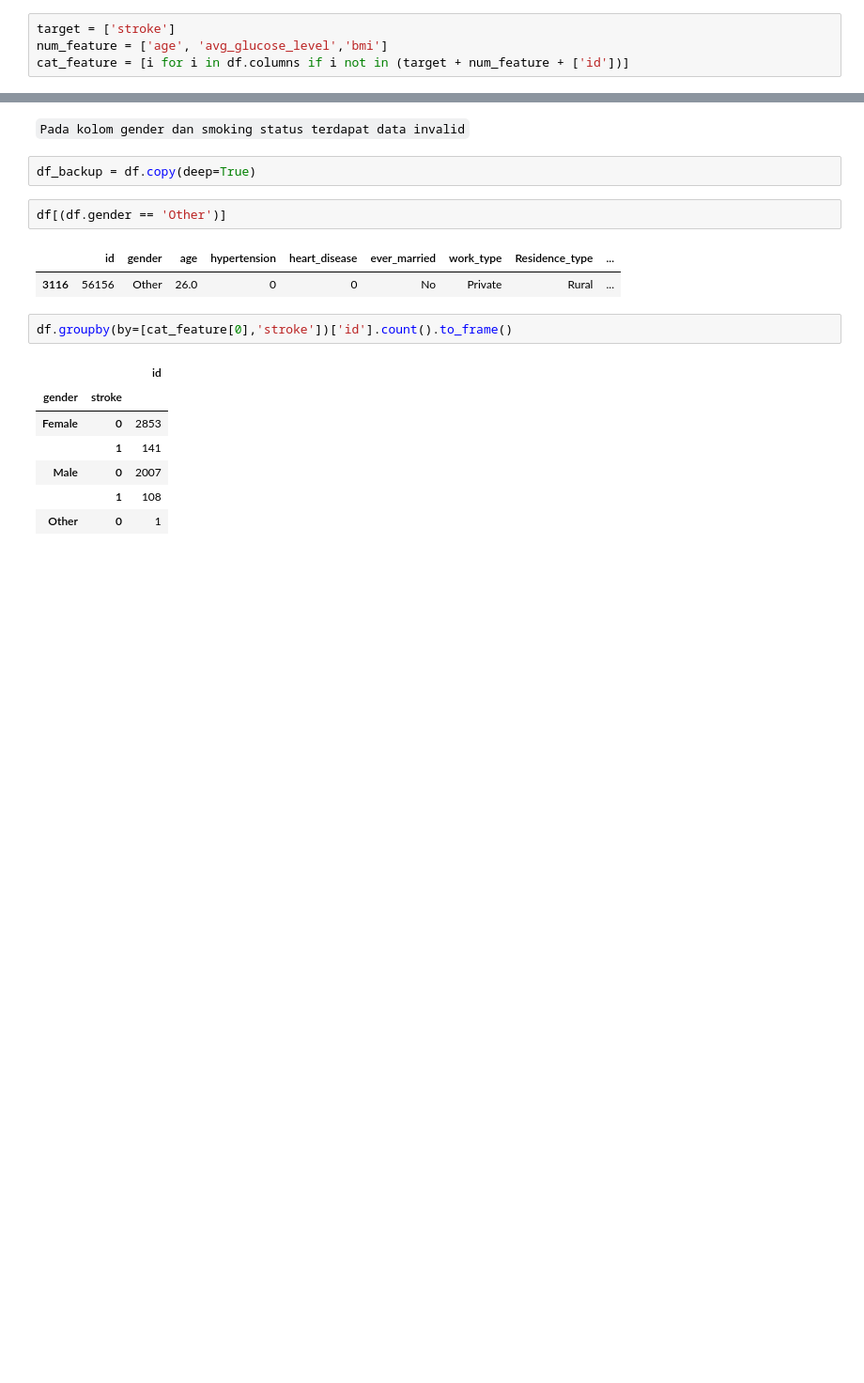
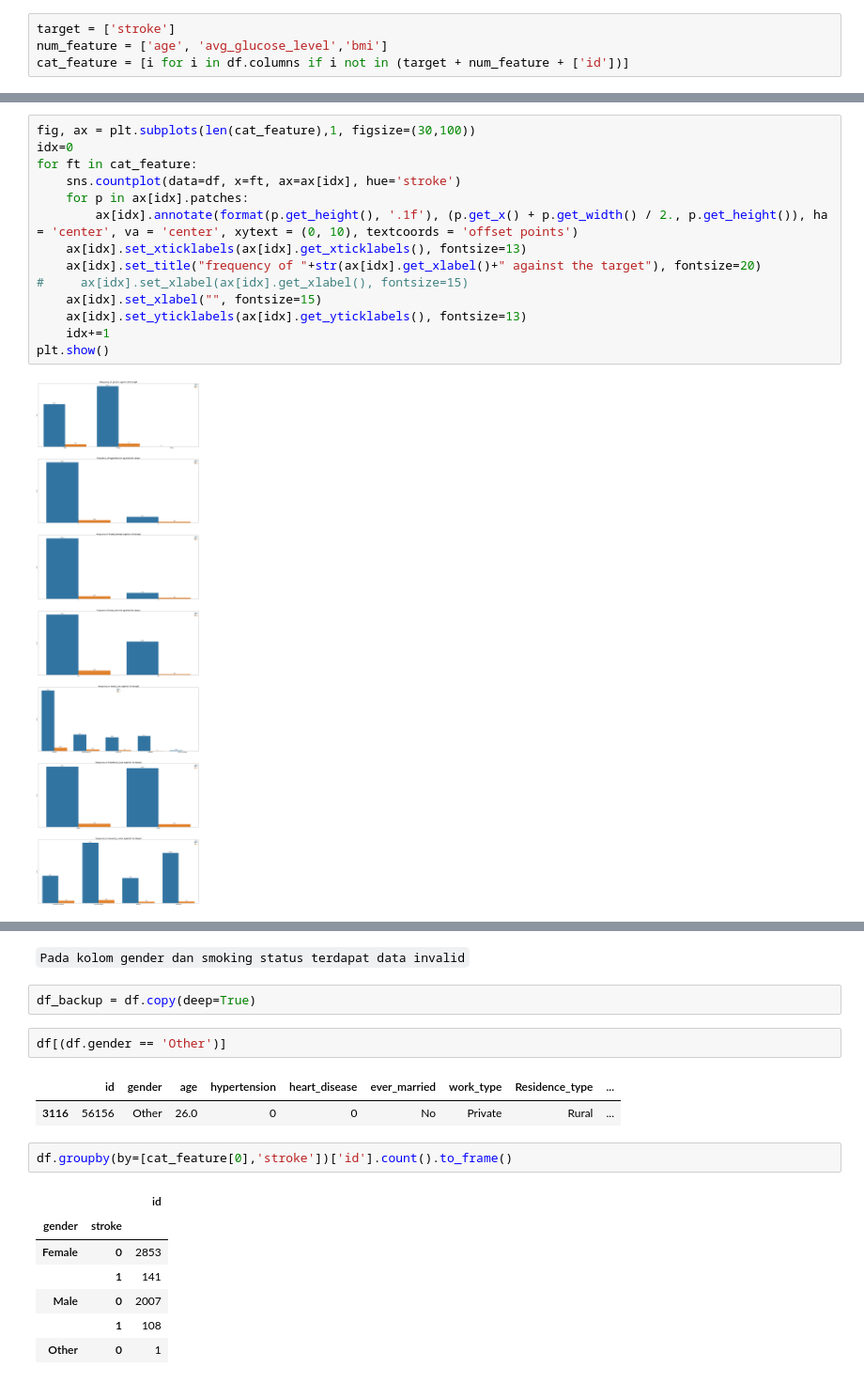
Before and after one commit to ahmadhabib5/Applied_Machine_Learning, a Jupyter notebook: Stroke Prediction/Fix.ipynb, the cells around one changed output, grey strips where cells are left out. Shown at 94% size. Saved outputs shown, nothing was run; the diff lists cells and outputs as text; blank space fills up the shorter version.

```diff
--- a/Stroke Prediction/Fix.ipynb
+++ b/Stroke Prediction/Fix.ipynb
@@ -216,3 +223,19 @@ for ft in cat_feature:
 plt.show()
 # %% [output]
 [figure]
+# %%
+fig, ax = plt.subplots(len(cat_feature),1, figsize=(30,100))
+idx=0
+for ft in cat_feature:
+    sns.countplot(data=df, x=ft, ax=ax[idx], hue='stroke')
+    for p in ax[idx].patches:
+        ax[idx].annotate(format(p.get_height(), '.1f'), (p.get_x() + p.get_width() / 2., p.get_height()), ha = 'center', va = 'center', xytext = (0, 10), textcoords = 'offset points')
+    ax[idx].set_xticklabels(ax[idx].get_xticklabels(), fontsize=13)
+    ax[idx].set_title("frequency of "+str(ax[idx].get_xlabel()+" against the target"), fontsize=20)
+#     ax[idx].set_xlabel(ax[idx].get_xlabel(), fontsize=15)
+    ax[idx].set_xlabel("", fontsize=15)
+    ax[idx].set_yticklabels(ax[idx].get_yticklabels(), fontsize=13)
+    idx+=1
+plt.show()
+# %% [output]
+[figure, added]
```
Also changed, not shown: parts of 115 cells of this notebook, 32 other files.
